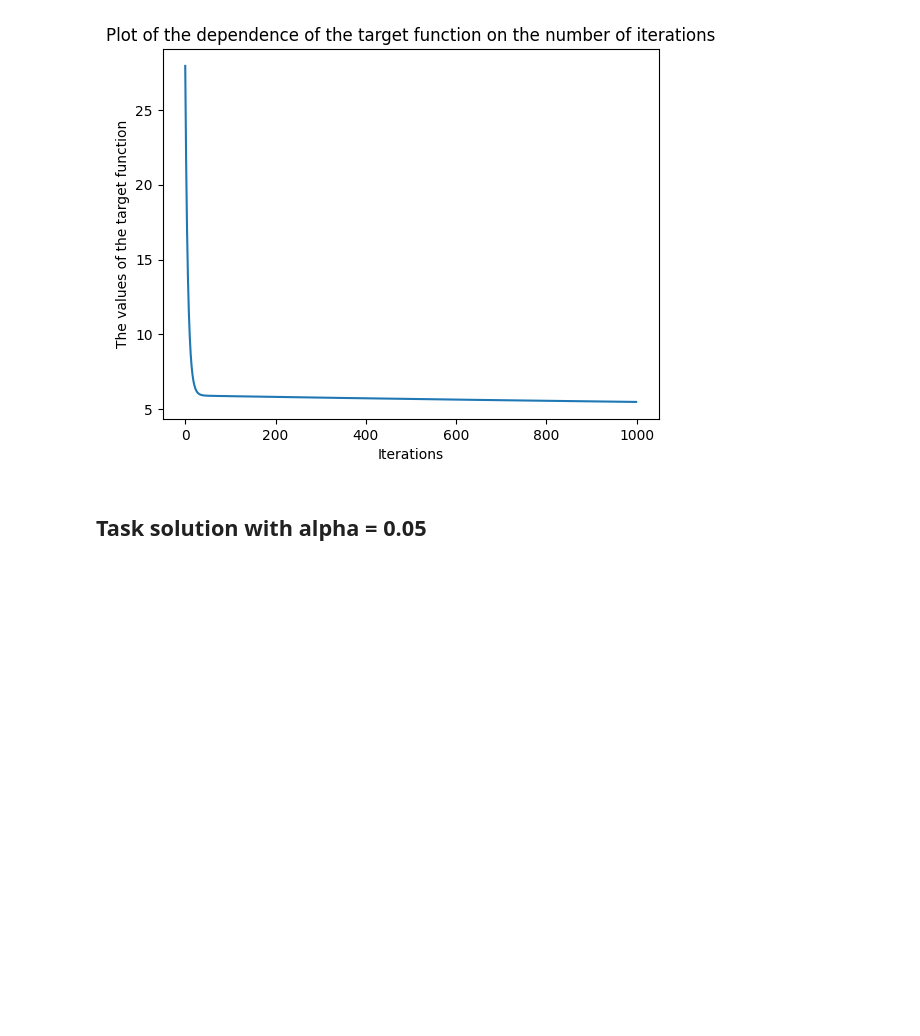
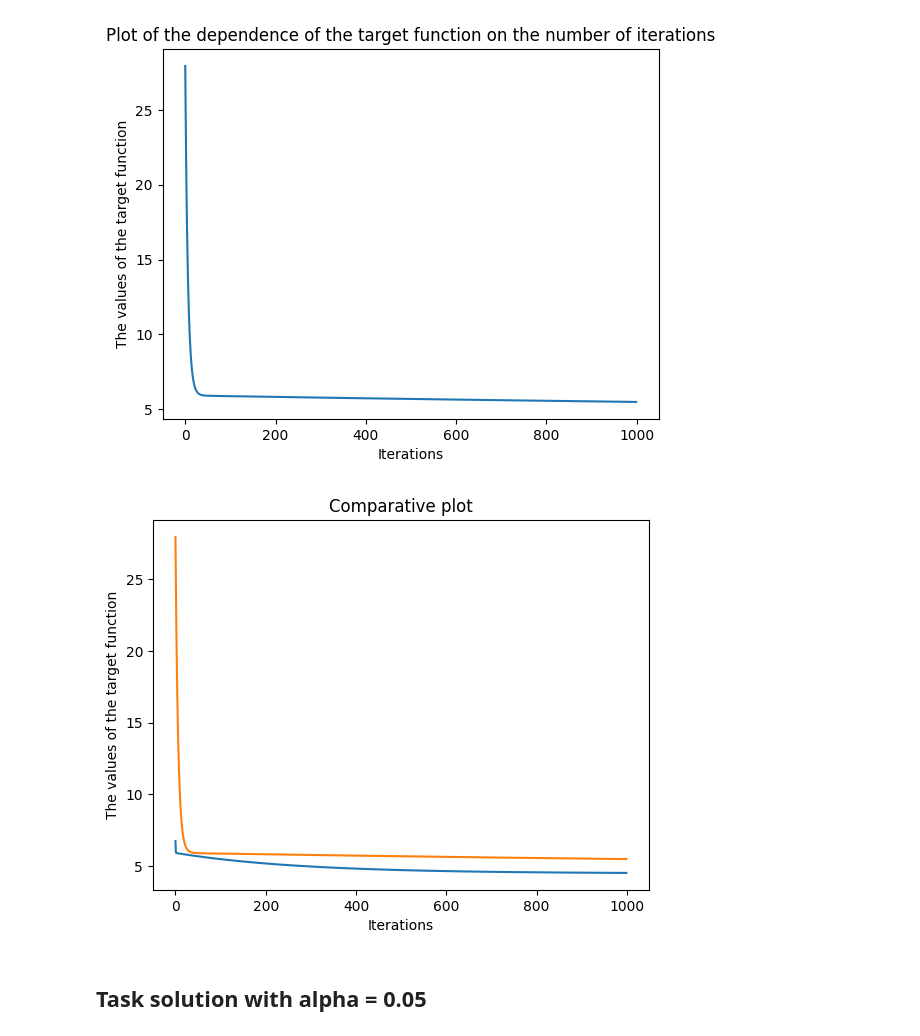
Before and after one commit to myadryshnikova/ML_practice, a Jupyter notebook: SUSU practice/linear regression/Linear_regression.ipynb, the cells around one changed output. Saved outputs shown, nothing was run; the diff lists cells and outputs as text; code cells hidden in the pictures; blank space fills up the shorter version.

```diff
--- a/SUSU practice/linear regression/Linear_regression.ipynb
+++ b/SUSU practice/linear regression/Linear_regression.ipynb
@@ -114,3 +118,6 @@ def plot_dependence_target_func_on_iters(J_iters):
+# %%
+data_for_comparative_plot = []
+data_for_comparative_plot.append(J_iters)
 # %%
 plot_dependence_target_func_on_iters(J_iters)
 # %% [output]
@@ -260,22 +271,41 @@ class LinearRegression:
         plt.ylabel('The values of the target function')
         plt.show()
 
+
+    def get_target_function_values_for_comparative_plot(self):
+        return self.J_iters
+
     def get_solution(self):
         self.__gradient_descent()
         print(f'The final value of the target function: {self.J_iters[-1]}')
 
         self.data_plot_with_linear_regression()
         self.__plot_dependence_target_func_on_iters()
-
-        return
 # %% [markdown]
 ## Task solution with alpha = 0.001
 # %%
-LinearRegression(data=population_profit_data, alpha=0.001, iters=1000, thetas = [0, 0]).get_solution()
+solution_1 = LinearRegression(data=population_profit_data,
+                              alpha=0.001,
+                              iters=1000,
+                              thetas = [0, 0])
+solution_1.get_solution()
 # %% [output]
 The final value of the target function: 5.480269332020323
 [figure]
 [figure]
+# %%
+data_for_comparative_plot.append(solution_1.get_target_function_values_for_comparative_plot())
+# %%
+fig = plt.figure()
+ax = fig.add_subplot(111)
+for data in data_for_comparative_plot:
+    ax.plot(data)
+plt.title('Comparative plot')
+plt.xlabel('Iterations')
+plt.ylabel('The values of the target function')
+plt.show()
+# %% [output]
+[figure, added]
 # %% [markdown]
 ## Task solution with alpha = 0.05
 # %%
```
Also changed, not shown: parts of 9 cells of this notebook, 4 other files.
